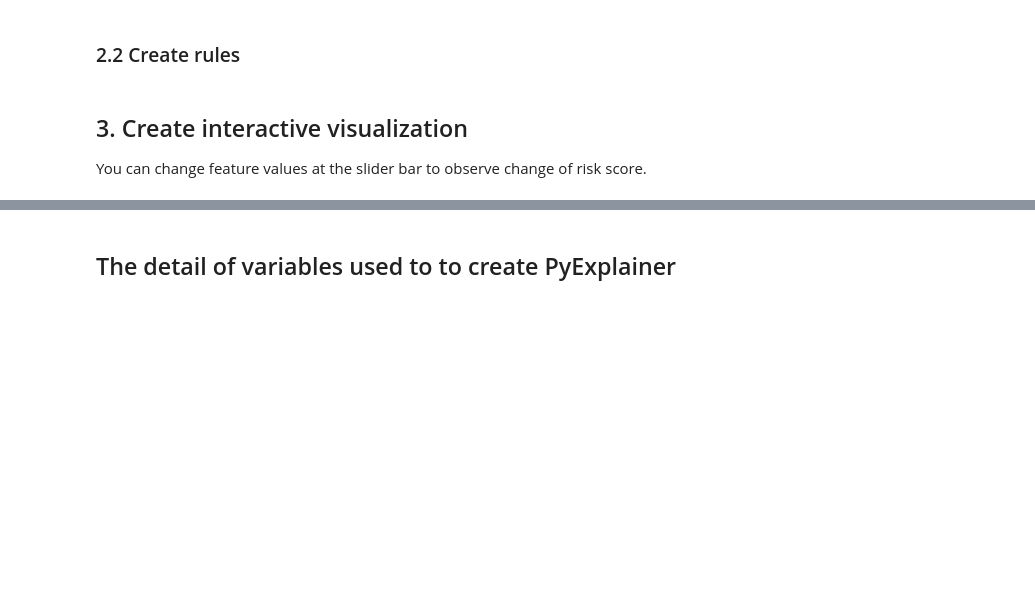
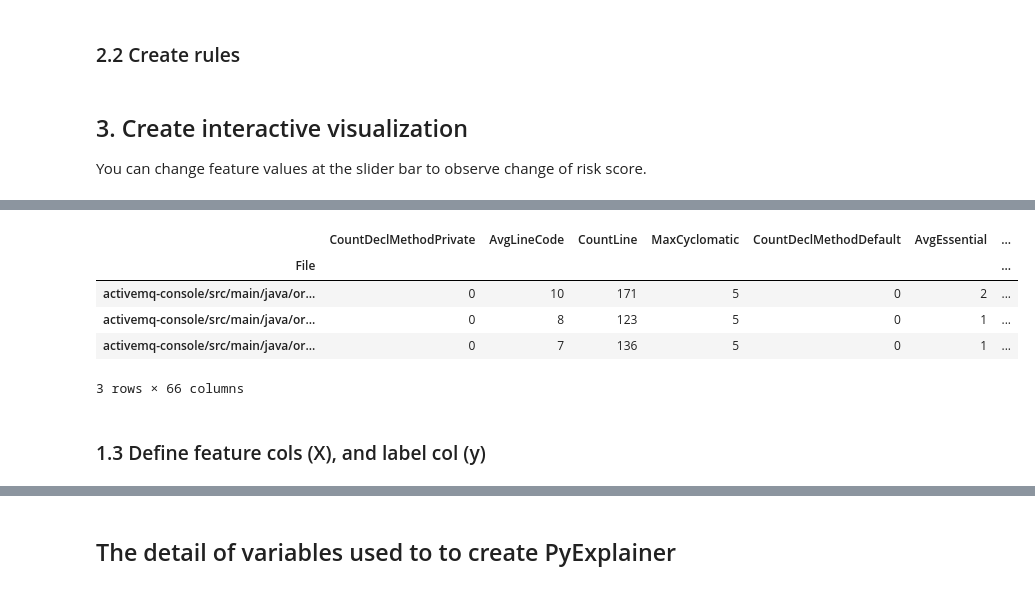
Before and after one commit to awsm-research/PyExplainer, a Jupyter notebook: TUTORIAL.ipynb, the cells around one changed output, grey strips where cells are left out. Saved outputs shown, nothing was run; the diff lists cells and outputs as text; code cells hidden in the pictures; blank space fills up the shorter version.

Commit message:
pyexp 0.2.5 with new TUTORIAL

```diff
--- a/TUTORIAL.ipynb
+++ b/TUTORIAL.ipynb
@@ -194,0 +69,7 @@ AttributeError: 'float' object has no attribute 'strip'
+# %%
+import pandas as pd
+import numpy as np
+from pyexplainer import pyexplainer_pyexplainer
+
+df = pyexplainer_pyexplainer.load_sample_data()
+df.head(3)
@@ -194,0 +87,13 @@ AttributeError: 'float' object has no attribute 'strip'
+# %%
+df = df.set_index(df['File'])
+df = df.drop(['File', 'HeuBug', 'HeuBugCount', 'RealBugCount'], axis=1)
+df.head(3)
+# %% [output]
+|  | CountDeclMethodPrivate | AvgLineCode | CountLine | MaxCyclomatic | CountDeclMethodDefault | AvgEssential | ... |
+| File |  |  |  |  |  |  | ... |
+| activemq-console/src/main/java/or... | 0 | 10 | 171 | 5 | 0 | 2 | ... |
+| activemq-console/src/main/java/or... | 0 | 8 | 123 | 5 | 0 | 1 | ... |
+| activemq-console/src/main/java/or... | 0 | 7 | 136 | 5 | 0 | 1 | ... |
+3 rows × 66 columns
+# %% [markdown]
+### 1.3 Define feature cols (X), and label col (y)
```
Also changed, not shown: parts of 61 cells of this notebook, 9 other files.
